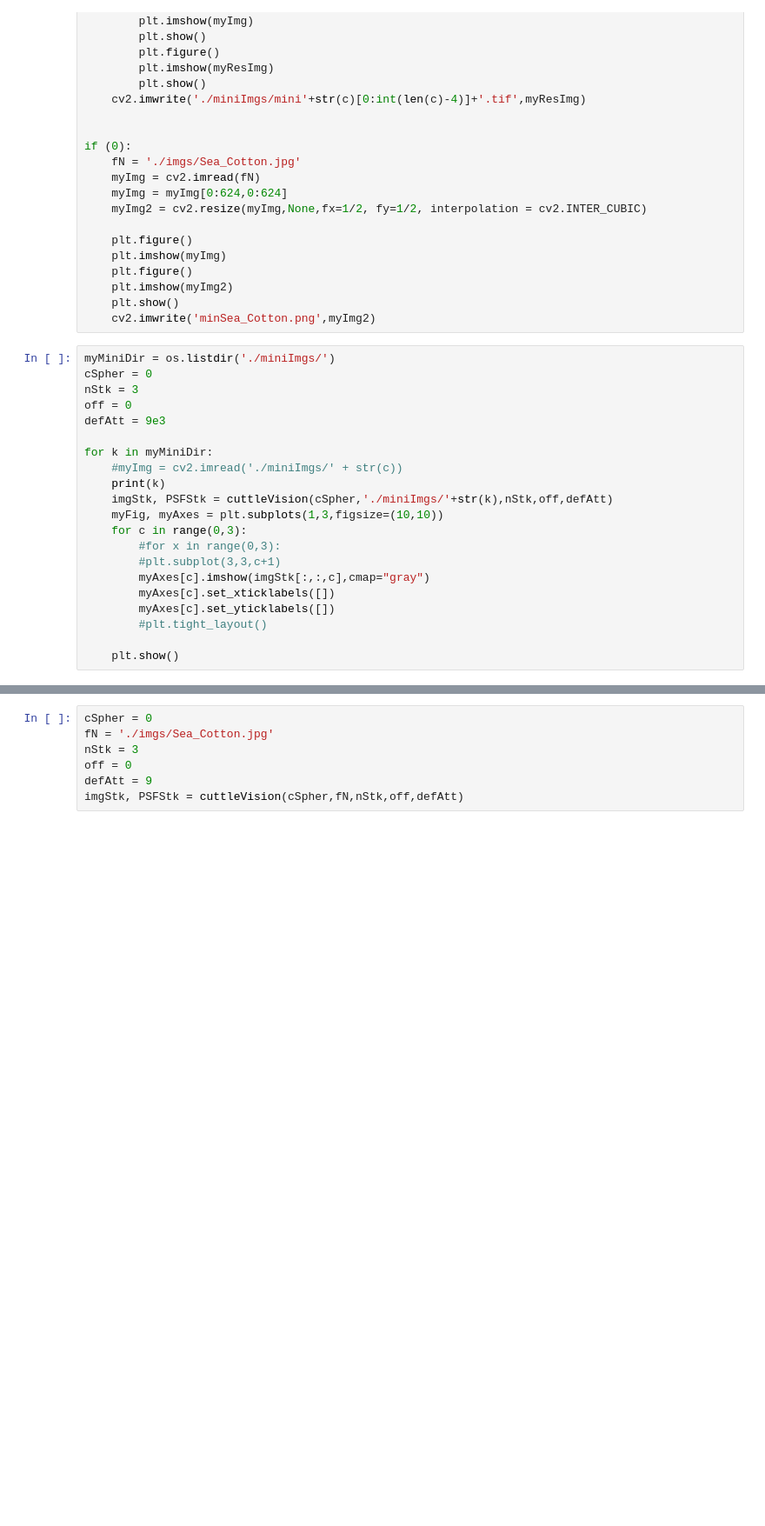
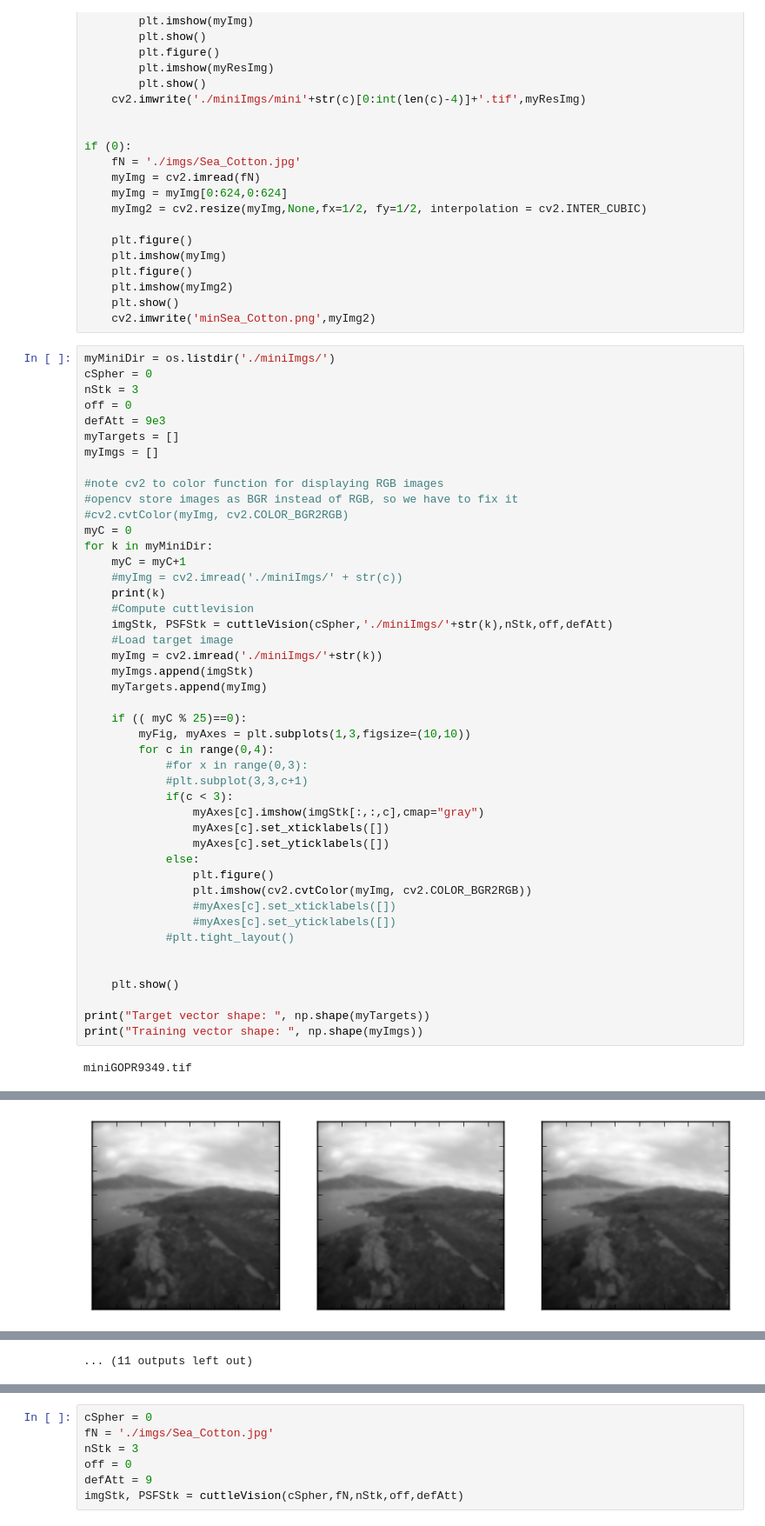
Before and after one commit to theScinder/cuttleVision, a Jupyter notebook: cuttlePy.ipynb, the cells around one changed output, grey strips where cells are left out. Shown at 87% size. Saved outputs shown, nothing was run; the diff lists cells and outputs as text; blank space fills up the shorter version.

Commit message:
fix BGR image display by openCV using cv2.cvtColor(img,cv2.COLOR_BGR2RGB)

```diff
--- a/cuttlePy.ipynb
+++ b/cuttlePy.ipynb
@@ -191,18 +156,44 @@ cSpher = 0
 nStk = 3
 off = 0
 defAtt = 9e3
+myTargets = []
+myImgs = []
 
+#note cv2 to color function for displaying RGB images
+#opencv store images as BGR instead of RGB, so we have to fix it
+#cv2.cvtColor(myImg, cv2.COLOR_BGR2RGB)
+myC = 0
 for k in myMiniDir:
+    myC = myC+1
     #myImg = cv2.imread('./miniImgs/' + str(c))
     print(k)
+    #Compute cuttlevision
     imgStk, PSFStk = cuttleVision(cSpher,'./miniImgs/'+str(k),nStk,off,defAtt)
-    myFig, myAxes = plt.subplots(1,3,figsize=(10,10))
-    for c in range(0,3):
-        #for x in range(0,3):
-        #plt.subplot(3,3,c+1)
-        myAxes[c].imshow(imgStk[:,:,c],cmap="gray")
-        myAxes[c].set_xticklabels([])
-        myAxes[c].set_yticklabels([])
-        #plt.tight_layout()
+    #Load target image
+    myImg = cv2.imread('./miniImgs/'+str(k))
+    myImgs.append(imgStk)
+    myTargets.append(myImg)
+
+    if (( myC % 25)==0):
+        myFig, myAxes = plt.subplots(1,3,figsize=(10,10))
+        for c in range(0,4):
+            #for x in range(0,3):
+            #plt.subplot(3,3,c+1)
+            if(c < 3):
+                myAxes[c].imshow(imgStk[:,:,c],cmap="gray")
+                myAxes[c].set_xticklabels([])
+                myAxes[c].set_yticklabels([])
+            else:
+                plt.figure()
+                plt.imshow(cv2.cvtColor(myImg, cv2.COLOR_BGR2RGB))
+                #myAxes[c].set_xticklabels([])
+                #myAxes[c].set_yticklabels([])
+            #plt.tight_layout()
+
 
     plt.show()
+
+print("Target vector shape: ", np.shape(myTargets))
+print("Training vector shape: ", np.shape(myImgs))
+# %% [output]
+miniGOPR9349.tif
@@ -208,0 +217 @@ for k in myMiniDir:
+[figure, added]
@@ -208,0 +275 @@ for k in myMiniDir:
+... (11 outputs left out)
```
Also changed, not shown: parts of 8 cells of this notebook, 5 other files.
